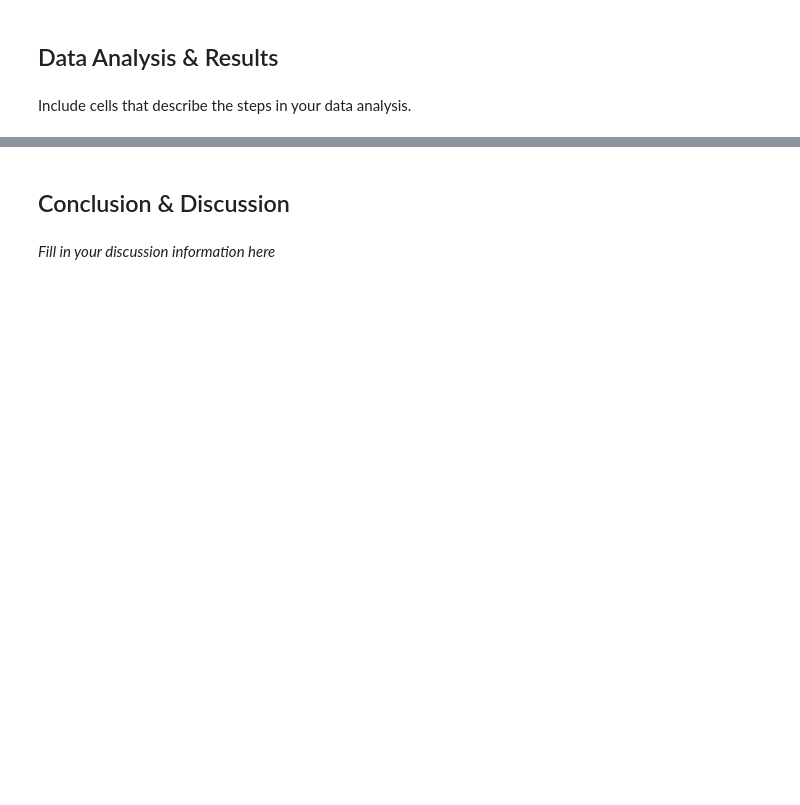
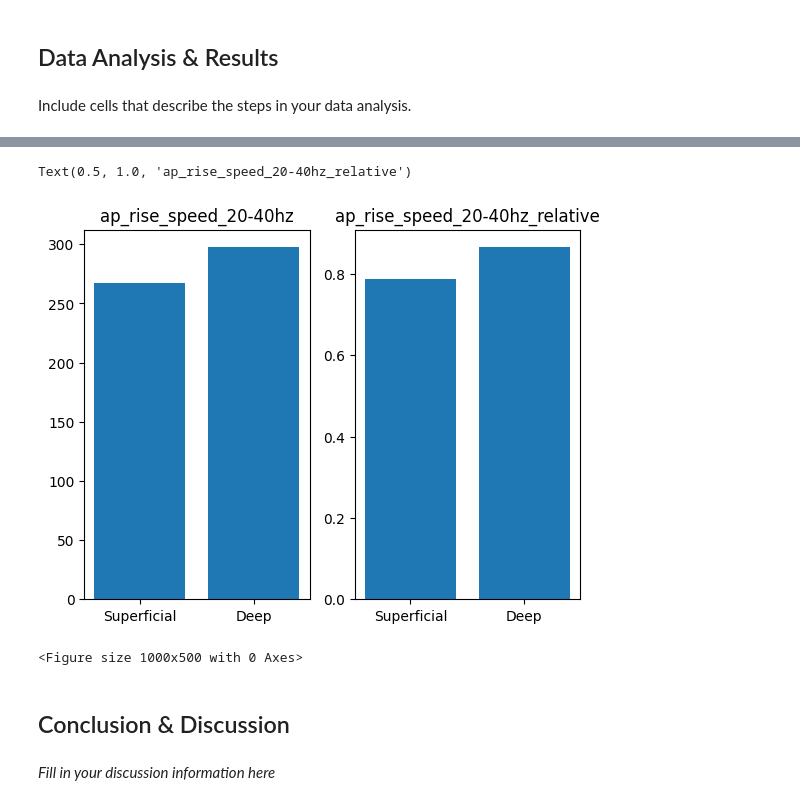
Before and after one commit to earanda4/Cell_Types_Project, a Jupyter notebook: Cell_Types_Project_Draft.ipynb, the cells around one changed output, grey strips where cells are left out. Drawn from its saved outputs; the diff is of its cells as text; code cells hidden in the pictures; blank space fills up the shorter version.

```diff
--- a/Cell_Types_Project_Draft.ipynb
+++ b/Cell_Types_Project_Draft.ipynb
@@ -50,3 +196,21 @@ Include cells that describe the steps in your data analysis.
+# %%
+fig, axs = plt.subplots(1,2)
+plt.figure(figsize=(10,5))
+temp_list = []
+temp_list.append(superficial_df[ap_columns[2]].mean())
+temp_list.append(deep_df[ap_columns[2]].mean())
+axs[0].bar(labels, temp_list)
+axs[0].set_title(str(ap_columns[2]))
+
+temp_list = []
+temp_list.append(superficial_df[ap_columns[3]].mean())
+temp_list.append(deep_df[ap_columns[3]].mean())
+axs[1].bar(labels, temp_list)
+axs[1].set_title(str(ap_columns[3]))
+# %% [output]
+Text(0.5, 1.0, 'ap_rise_speed_20-40hz_relative')
+[figure, added]
+<Figure size 1000x500 with 0 Axes>
 # %% [markdown]
 ## Conclusion & Discussion
 # %% [markdown]
```
Also changed, not shown: parts of 20 cells of this notebook.
